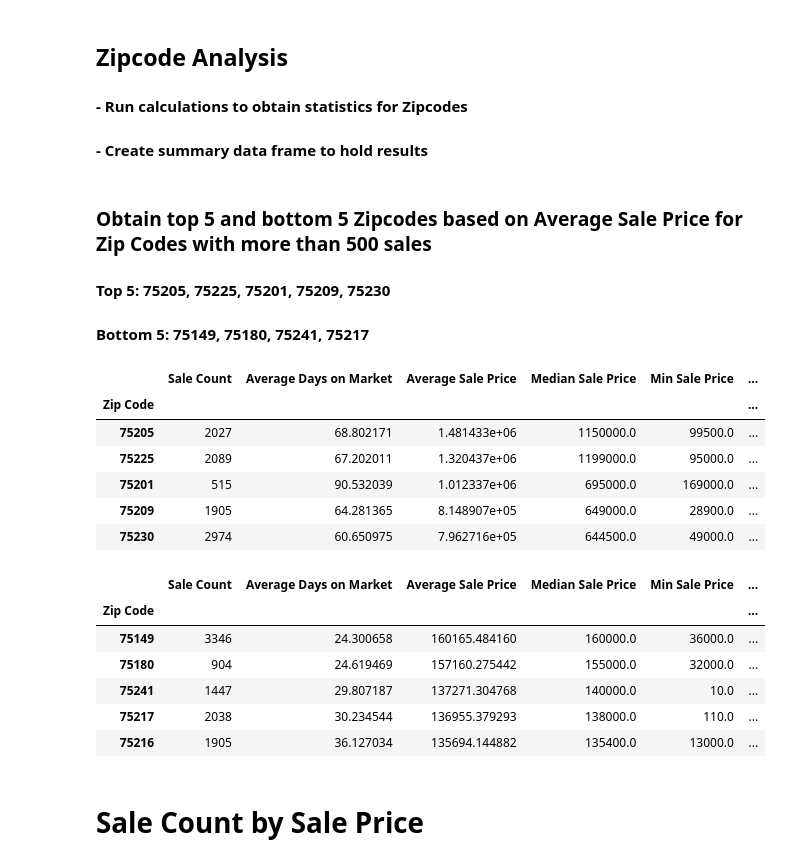
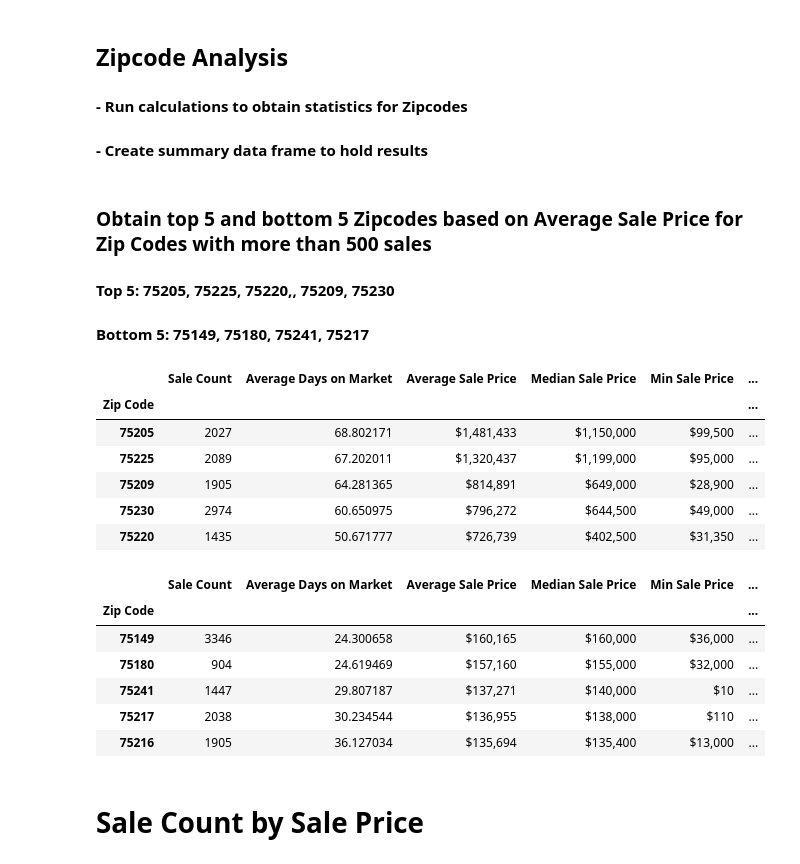
Before and after one commit to VicHug27/Project1, a Jupyter notebook: Nikki_ZipCodeAnalysis/ZipCode_Cleaning_Analysis.ipynb, the cells around one changed output. Cells and saved outputs as stored; diff of their text form; code cells hidden in the pictures.

```diff
--- a/ZipCode_Cleaning_Analysis.ipynb
+++ b/Nikki_ZipCodeAnalysis/ZipCode_Cleaning_Analysis.ipynb
@@ -214,33 +214,27 @@ ZipcodeAnalysis_df = pd.DataFrame({"Sale Count": ZipCount,
 #sort by average sale price
 ZipcodeAnalysis_df = ZipcodeAnalysis_df.sort_values("Average Sale Price", ascending=False)
 
-#convert data types
-#ZipcodeAnalysis_df[["Average Sale Price"]] = ZipcodeAnalysis_df[["Average Sale Price"]].apply(pd.to_numeric)
-#ZipcodeAnalysis_df["Average Sale Price"].astype(float)
-#ZipcodeAnalysis_df["Average Sale Price"].astype(float)
-#ZipcodeAnalysis_df["Average Sale Price"].astype(float)
-
 #formatting
-#ZipcodeAnalysis_df["Average Sale Price"] = ZipcodeAnalysis_df["Average Sale Price"].map("${:,.2f}".format)
-#ZipcodeAnalysis_df["Median Sale Price"] = ZipcodeAnalysis_df["Median Sale Price"].map("${:,.2f}".format)
-#ZipcodeAnalysis_df["Min Sale Price"] = ZipcodeAnalysis_df["Min Sale Price"].map("${:,.2f}".format)
-#ZipcodeAnalysis_df["Max Sale Price"] = ZipcodeAnalysis_df["Max Sale Price"].map("${:,.2f}".format)
+ZipcodeAnalysis_df["Average Sale Price"] = ZipcodeAnalysis_df["Average Sale Price"].map("${:,.0f}".format)
+ZipcodeAnalysis_df["Median Sale Price"] = ZipcodeAnalysis_df["Median Sale Price"].map("${:,.0f}".format)
+ZipcodeAnalysis_df["Min Sale Price"] = ZipcodeAnalysis_df["Min Sale Price"].map("${:,.0f}".format)
+ZipcodeAnalysis_df["Max Sale Price"] = ZipcodeAnalysis_df["Max Sale Price"].map("${:,.0f}".format)
 # %% [markdown]
 ### Obtain top 5 and bottom 5 Zipcodes based on Average Sale Price for Zip Codes with more than 500 sales
-#### Top 5: 75205, 75225, 75201, 75209, 75230
+#### Top 5: 75205, 75225, 75220,, 75209, 75230
 #### Bottom 5: 75149, 75180, 75241, 75217
 # %%
-SalesZipCodeAnalysis_df = ZipcodeAnalysis_df[(ZipcodeAnalysis_df["Sale Count"]>500)]
+SalesZipCodeAnalysis_df = ZipcodeAnalysis_df[(ZipcodeAnalysis_df["Sale Count"]>600)]
 
 SalesZipCodeAnalysis_df.head()
 # %% [output]
 |  | Sale Count | Average Days on Market | Average Sale Price | Median Sale Price | Min Sale Price | ... |
 | Zip Code |  |  |  |  |  | ... |
-| 75205 | 2027 | 68.802171 | 1.481433e+06 | 1150000.0 | 99500.0 | ... |
-| 75225 | 2089 | 67.202011 | 1.320437e+06 | 1199000.0 | 95000.0 | ... |
-| 75201 | 515 | 90.532039 | 1.012337e+06 | 695000.0 | 169000.0 | ... |
-| 75209 | 1905 | 64.281365 | 8.148907e+05 | 649000.0 | 28900.0 | ... |
-| 75230 | 2974 | 60.650975 | 7.962716e+05 | 644500.0 | 49000.0 | ... |
+| 75205 | 2027 | 68.802171 | $1,481,433 | $1,150,000 | $99,500 | ... |
+| 75225 | 2089 | 67.202011 | $1,320,437 | $1,199,000 | $95,000 | ... |
+| 75209 | 1905 | 64.281365 | $814,891 | $649,000 | $28,900 | ... |
+| 75230 | 2974 | 60.650975 | $796,272 | $644,500 | $49,000 | ... |
+| 75220 | 1435 | 50.671777 | $726,739 | $402,500 | $31,350 | ... |
 # %%
 #view bottom 5 zipcodes with lowest sale price.
 
@@ -248,11 +242,11 @@ SalesZipCodeAnalysis_df.tail()
 # %% [output]
 |  | Sale Count | Average Days on Market | Average Sale Price | Median Sale Price | Min Sale Price | ... |
 | Zip Code |  |  |  |  |  | ... |
-| 75149 | 3346 | 24.300658 | 160165.484160 | 160000.0 | 36000.0 | ... |
-| 75180 | 904 | 24.619469 | 157160.275442 | 155000.0 | 32000.0 | ... |
-| 75241 | 1447 | 29.807187 | 137271.304768 | 140000.0 | 10.0 | ... |
-| 75217 | 2038 | 30.234544 | 136955.379293 | 138000.0 | 110.0 | ... |
-| 75216 | 1905 | 36.127034 | 135694.144882 | 135400.0 | 13000.0 | ... |
+| 75149 | 3346 | 24.300658 | $160,165 | $160,000 | $36,000 | ... |
+| 75180 | 904 | 24.619469 | $157,160 | $155,000 | $32,000 | ... |
+| 75241 | 1447 | 29.807187 | $137,271 | $140,000 | $10 | ... |
+| 75217 | 2038 | 30.234544 | $136,955 | $138,000 | $110 | ... |
+| 75216 | 1905 | 36.127034 | $135,694 | $135,400 | $13,000 | ... |
 # %% [markdown]
 # Sale Count by Sale Price
 # %%
```
Also changed, not shown: parts of 11 cells of this notebook, 12 other files.
